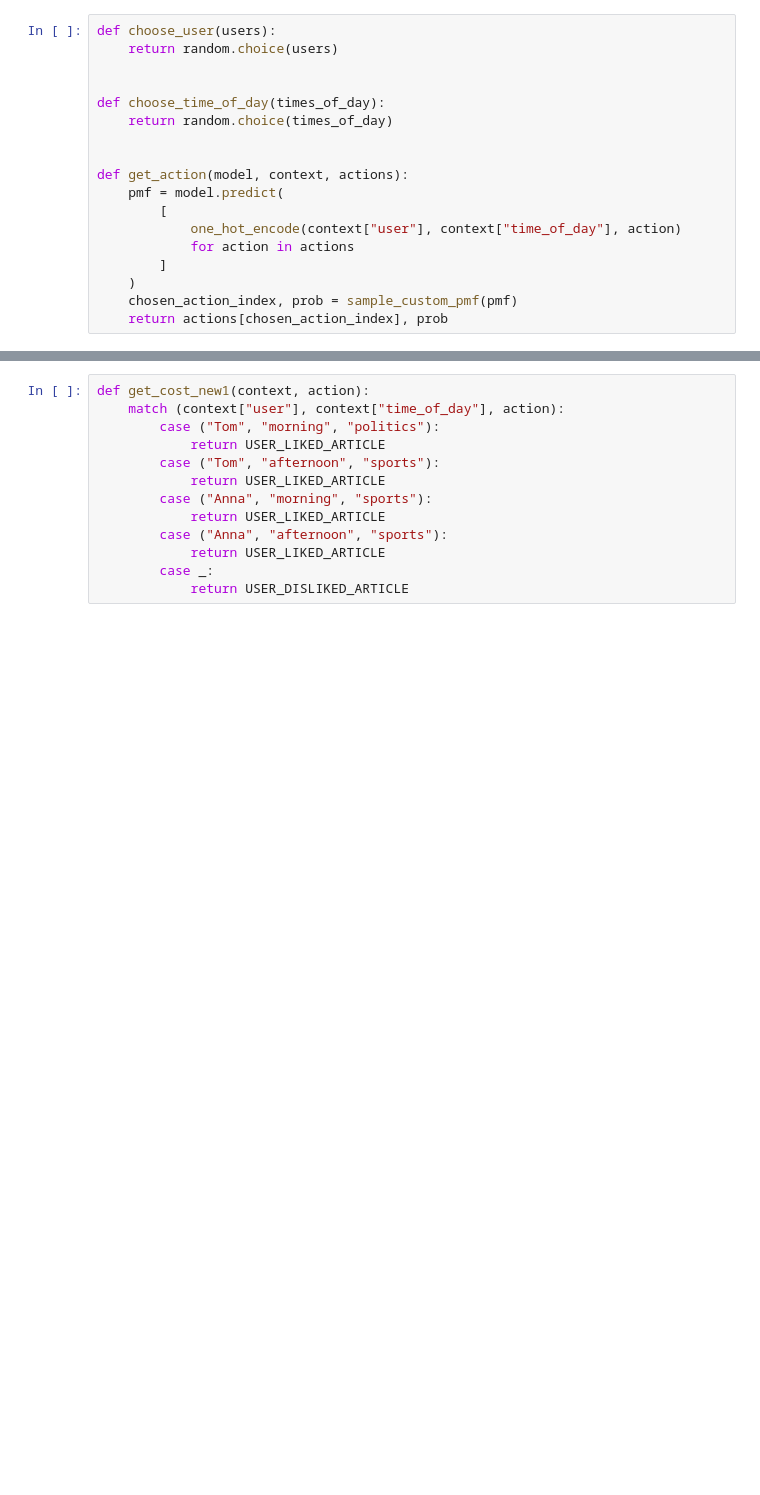
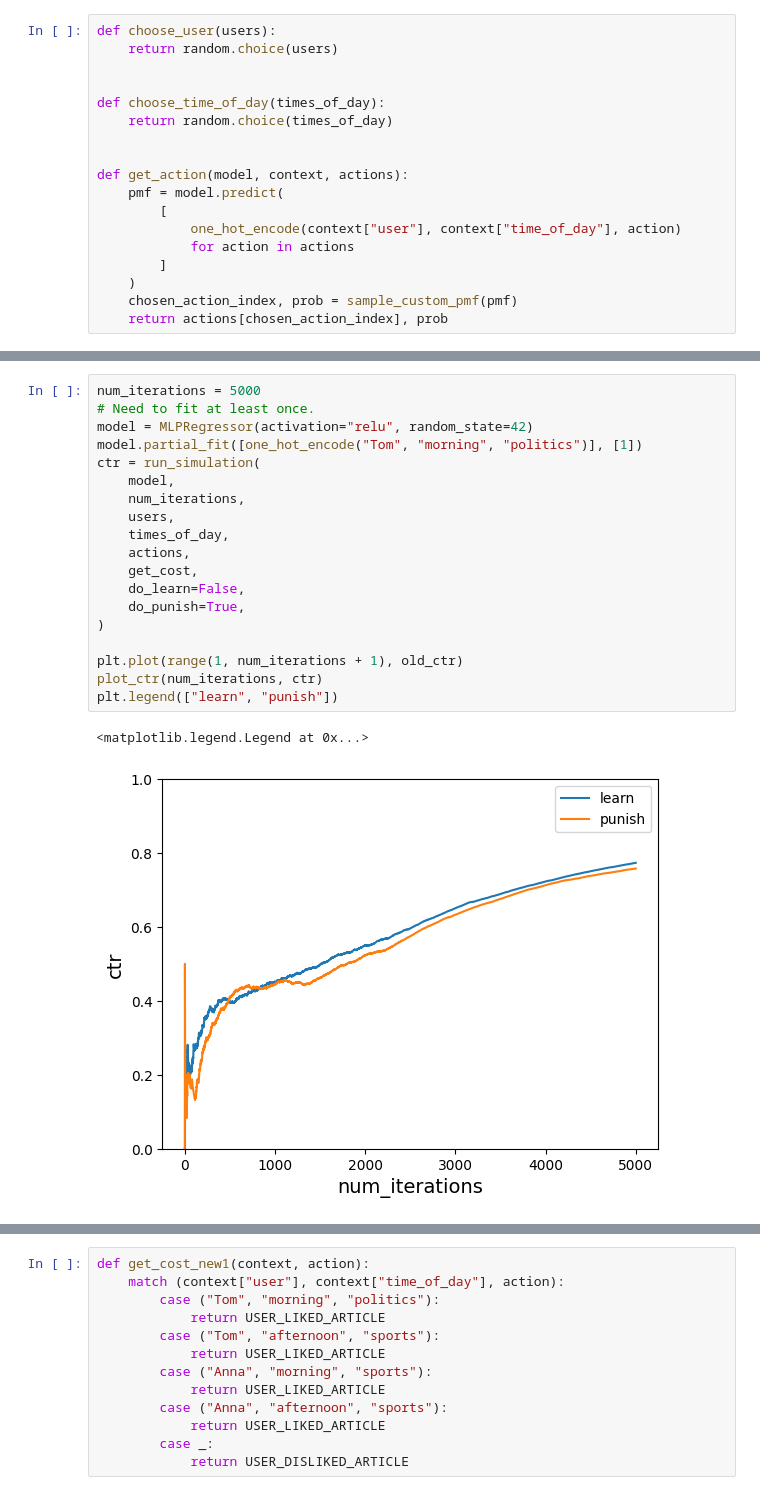
Before and after one commit to alextanhongpin/python-bandit, a Jupyter notebook: 08_neural_bandit.ipynb, the cells around one changed output, grey strips where cells are left out. Saved outputs shown, nothing was run; the diff lists cells and outputs as text; blank space fills up the shorter version.

```diff
--- a/08_neural_bandit.ipynb
+++ b/08_neural_bandit.ipynb
@@ -131,3 +145,25 @@ plot_ctr(num_iterations, ctr)
+# %%
+num_iterations = 5000
+# Need to fit at least once.
+model = MLPRegressor(activation="relu", random_state=42)
+model.partial_fit([one_hot_encode("Tom", "morning", "politics")], [1])
+ctr = run_simulation(
+    model,
+    num_iterations,
+    users,
+    times_of_day,
+    actions,
+    get_cost,
+    do_learn=False,
+    do_punish=True,
+)
+
+plt.plot(range(1, num_iterations + 1), old_ctr)
+plot_ctr(num_iterations, ctr)
+plt.legend(["learn", "punish"])
+# %% [output]
+<matplotlib.legend.Legend at 0x...>
+[figure, added]
 # %%
 context = {"user": "Anna", "time_of_day": "morning"}
 action, prob = get_action(model, context, actions)
```
Also changed, not shown: parts of 8 cells of this notebook.
